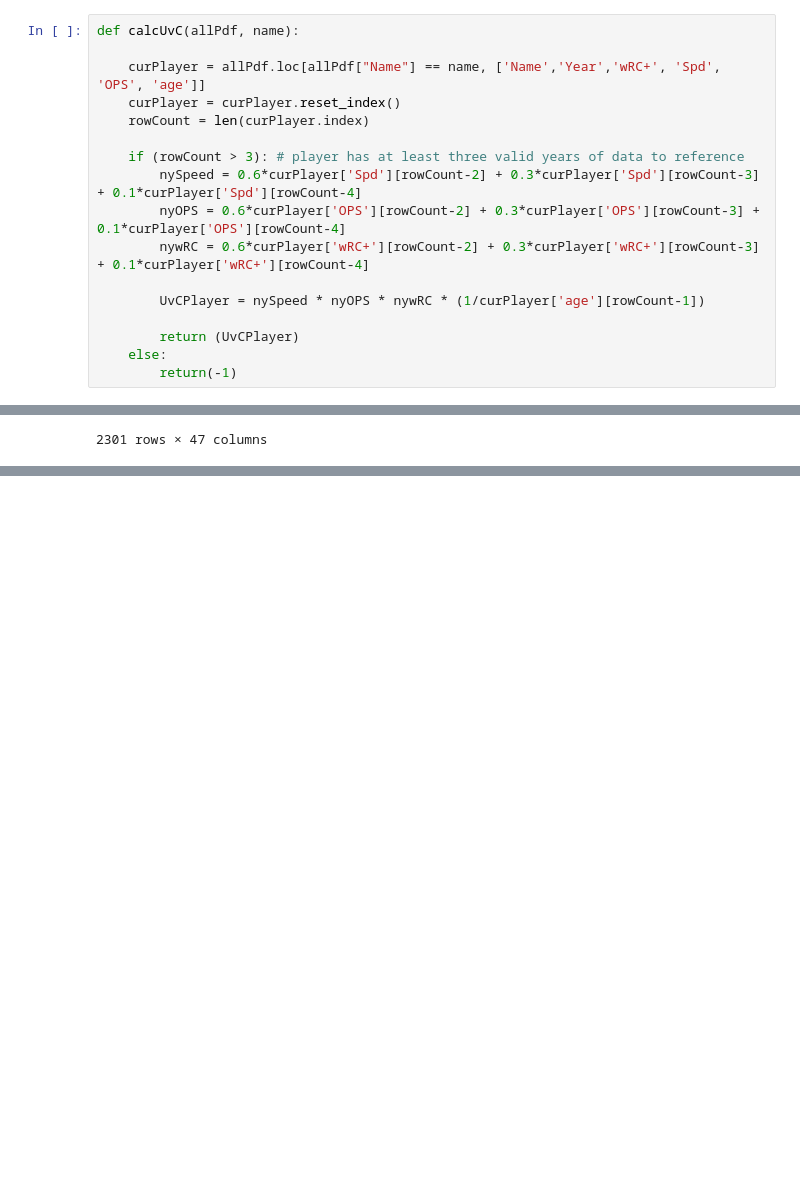
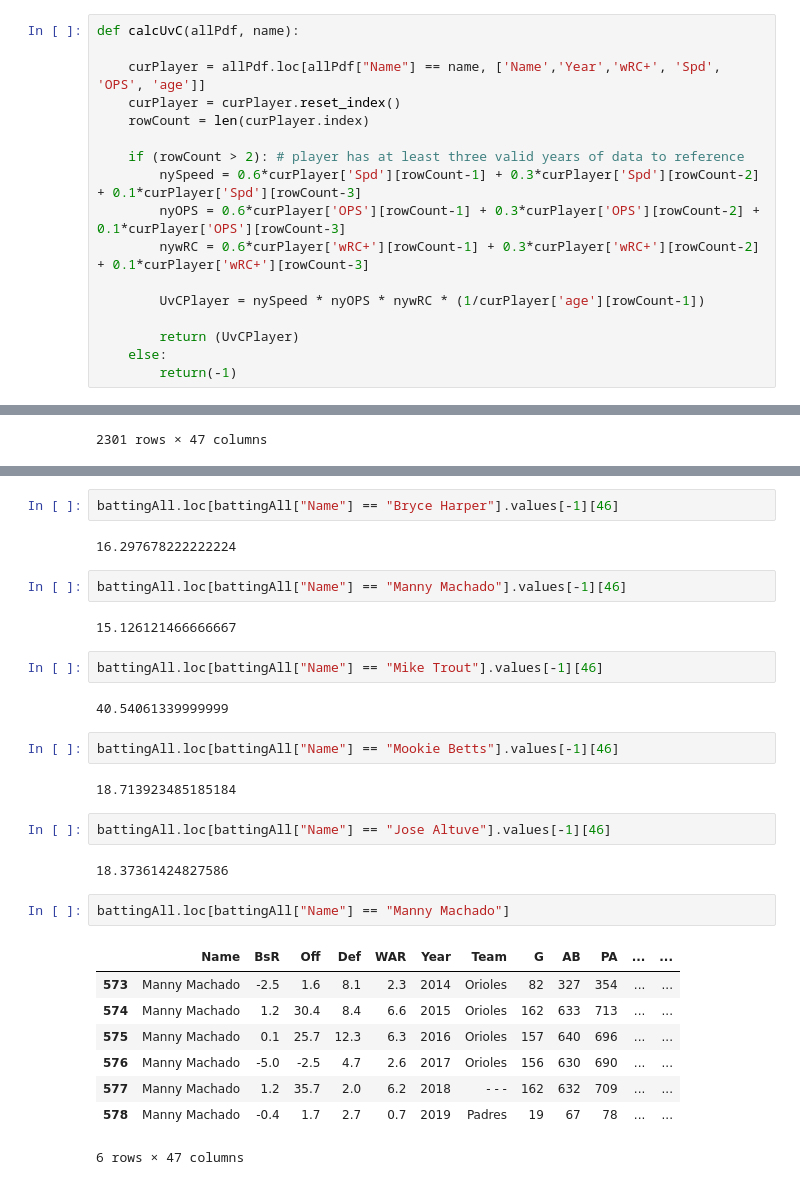
Before and after one commit to aurbanski/SabermetricsFinal, a Jupyter notebook: Python/Untitled.ipynb, the cells around one changed output, grey strips where cells are left out. Cells and saved outputs as stored; diff of their text form; blank space fills up the shorter version.

```diff
--- a/Python/Untitled.ipynb
+++ b/Python/Untitled.ipynb
@@ -258,10 +252,10 @@ def calcUvC(allPdf, name):
     curPlayer = curPlayer.reset_index()
     rowCount = len(curPlayer.index)
 
-    if (rowCount > 3): # player has at least three valid years of data to reference
-        nySpeed = 0.6*curPlayer['Spd'][rowCount-2] + 0.3*curPlayer['Spd'][rowCount-3] + 0.1*curPlayer['Spd'][rowCount-4]
-        nyOPS = 0.6*curPlayer['OPS'][rowCount-2] + 0.3*curPlayer['OPS'][rowCount-3] + 0.1*curPlayer['OPS'][rowCount-4]
-        nywRC = 0.6*curPlayer['wRC+'][rowCount-2] + 0.3*curPlayer['wRC+'][rowCount-3] + 0.1*curPlayer['wRC+'][rowCount-4]
+    if (rowCount > 2): # player has at least three valid years of data to reference
+        nySpeed = 0.6*curPlayer['Spd'][rowCount-1] + 0.3*curPlayer['Spd'][rowCount-2] + 0.1*curPlayer['Spd'][rowCount-3]
+        nyOPS = 0.6*curPlayer['OPS'][rowCount-1] + 0.3*curPlayer['OPS'][rowCount-2] + 0.1*curPlayer['OPS'][rowCount-3]
+        nywRC = 0.6*curPlayer['wRC+'][rowCount-1] + 0.3*curPlayer['wRC+'][rowCount-2] + 0.1*curPlayer['wRC+'][rowCount-3]
 
         UvCPlayer = nySpeed * nyOPS * nywRC * (1/curPlayer['age'][rowCount-1])
 
@@ -305,0 +343,31 @@ battingAll
+# %%
+battingAll.loc[battingAll["Name"] == "Bryce Harper"].values[-1][46]
+# %% [output]
+16.297678222222224
+# %%
+battingAll.loc[battingAll["Name"] == "Manny Machado"].values[-1][46]
+# %% [output]
+15.126121466666667
+# %%
+battingAll.loc[battingAll["Name"] == "Mike Trout"].values[-1][46]
+# %% [output]
+40.54061339999999
+# %%
+battingAll.loc[battingAll["Name"] == "Mookie Betts"].values[-1][46]
+# %% [output]
+18.713923485185184
+# %%
+battingAll.loc[battingAll["Name"] == "Jose Altuve"].values[-1][46]
+# %% [output]
+18.37361424827586
+# %%
+battingAll.loc[battingAll["Name"] == "Manny Machado"]
+# %% [output]
+|  | Name | BsR | Off | Def | WAR | Year | Team | G | AB | PA | ... | ... |
+| 573 | Manny Machado | -2.5 | 1.6 | 8.1 | 2.3 | 2014 | Orioles | 82 | 327 | 354 | ... | ... |
+| 574 | Manny Machado | 1.2 | 30.4 | 8.4 | 6.6 | 2015 | Orioles | 162 | 633 | 713 | ... | ... |
+| 575 | Manny Machado | 0.1 | 25.7 | 12.3 | 6.3 | 2016 | Orioles | 157 | 640 | 696 | ... | ... |
+| 576 | Manny Machado | -5.0 | -2.5 | 4.7 | 2.6 | 2017 | Orioles | 156 | 630 | 690 | ... | ... |
+| 577 | Manny Machado | 1.2 | 35.7 | 2.0 | 6.2 | 2018 | - - - | 162 | 632 | 709 | ... | ... |
+| 578 | Manny Machado | -0.4 | 1.7 | 2.7 | 0.7 | 2019 | Padres | 19 | 67 | 78 | ... | ... |
+6 rows × 47 columns
```
Also changed, not shown: parts of 17 cells of this notebook, 36 other files.
